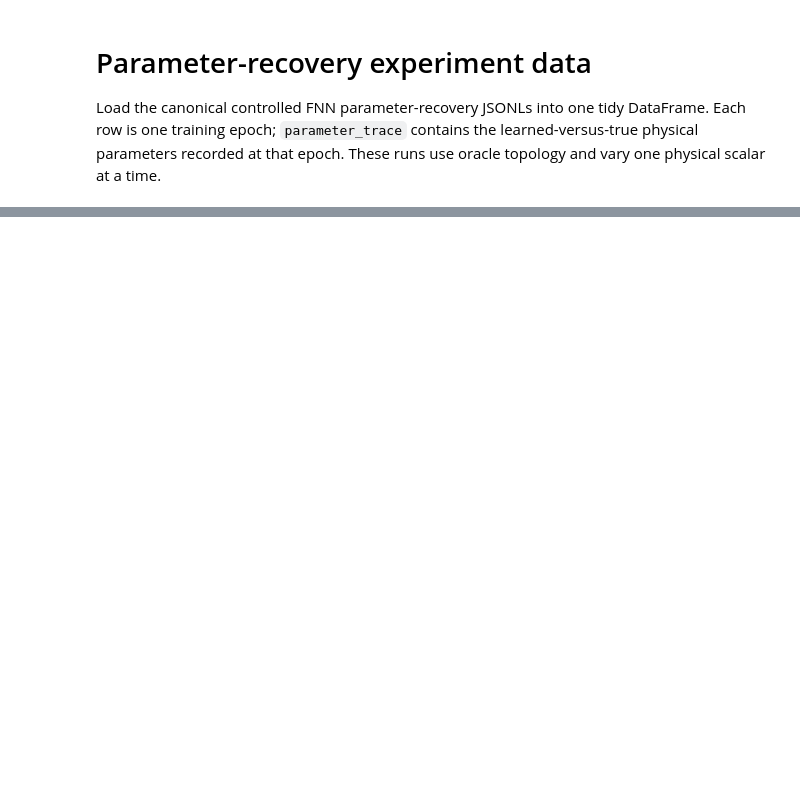
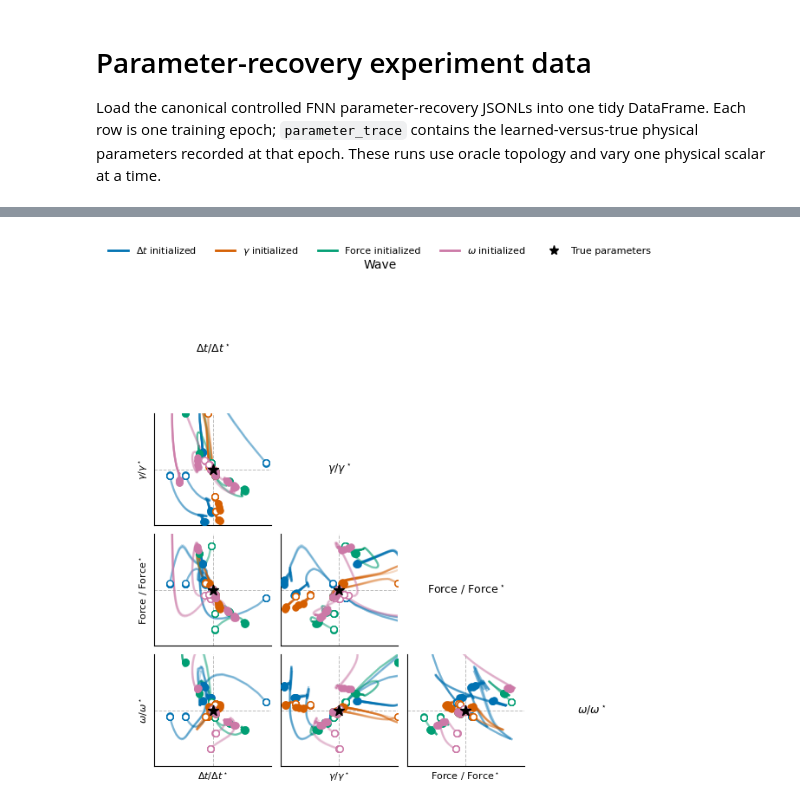
Before and after one commit to tweninger/fnn, a Jupyter notebook: notebooks/4_parameter_search.ipynb, the cells around one changed output, grey strips where cells are left out. Drawn from its saved outputs; the diff is of its cells as text; code cells hidden in the pictures; blank space fills up the shorter version.

```diff
--- a/notebooks/4_parameter_search.ipynb
+++ b/notebooks/4_parameter_search.ipynb
@@ -571,0 +639,10 @@ plt.show()
+# %%
+fig, axes = plot_parameter_matrix(
+    joint_traces,
+    params=["dt", "gamma", "force", "omega"],
+    dynamic="wave",
+    figsize=(6.5, 6.5),
+)
+plt.show()
+# %% [output]
+[figure, added]
```
Also changed, not shown: parts of 18 cells of this notebook, 25 other files.
